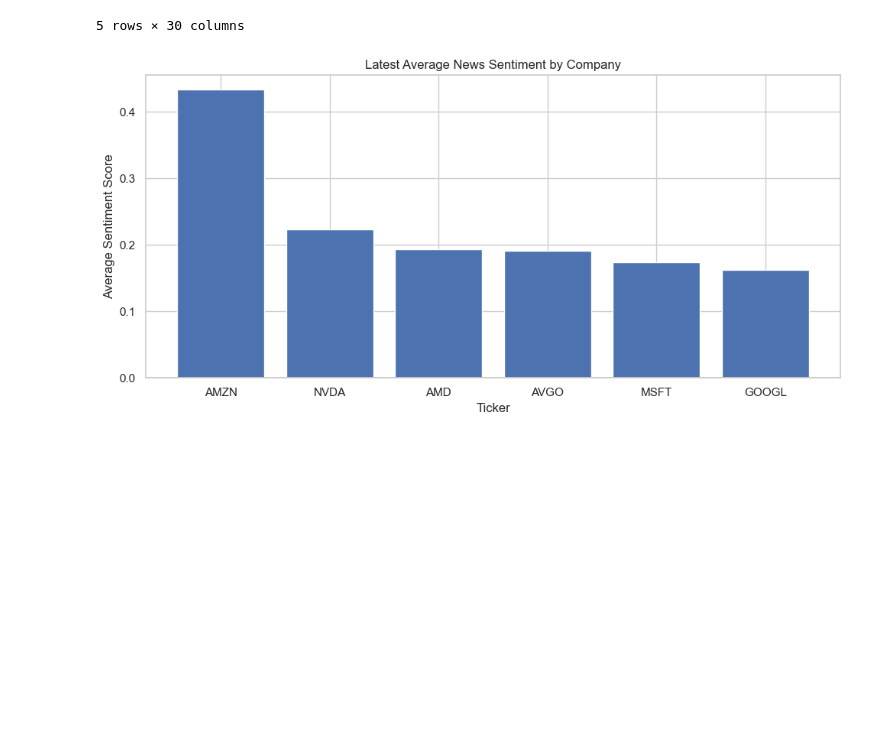
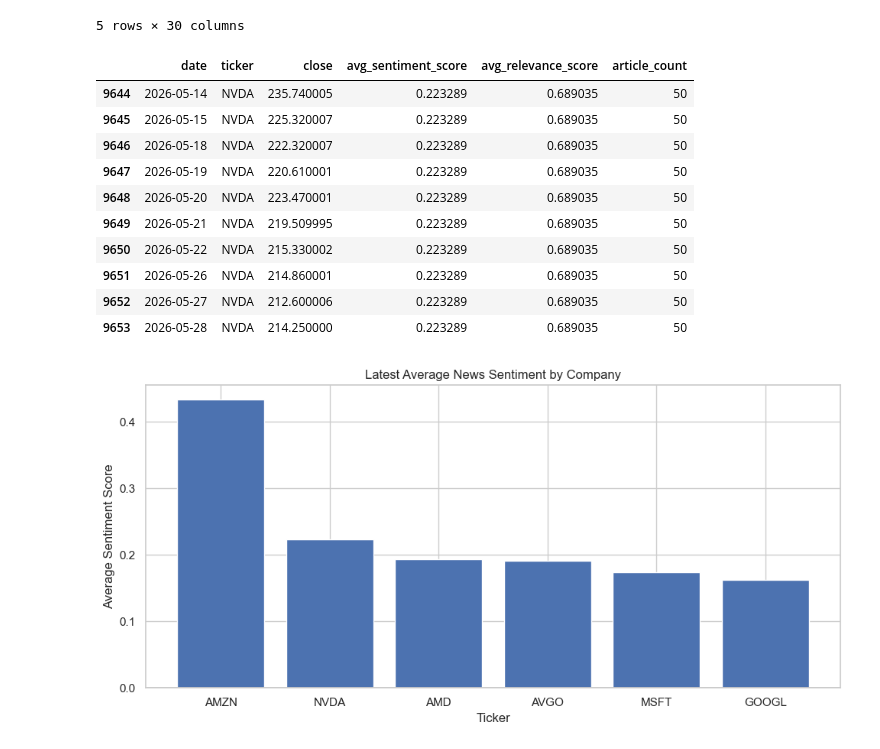
Before and after one commit to 4sciencee/MIS433-Final-Project, a Jupyter notebook: notebooks/AI_Investment_Signals.ipynb, the cells around one changed output. Saved outputs shown, nothing was run; the diff lists cells and outputs as text; code cells hidden in the pictures; blank space fills up the shorter version.

```diff
--- a/notebooks/AI_Investment_Signals.ipynb
+++ b/notebooks/AI_Investment_Signals.ipynb
@@ -481,6 +494,22 @@ stock_df.head()
 5 rows × 30 columns
 # %%
 stock_df.to_csv("data/processed/stock_features_with_sentiment.csv", index=False)
+# %%
+stock_df[[
+    "date", "ticker", "close", "avg_sentiment_score", "avg_relevance_score", "article_count"
+]].tail(10)
+# %% [output]
+|  | date | ticker | close | avg_sentiment_score | avg_relevance_score | article_count |
+| 9644 | 2026-05-14 | NVDA | 235.740005 | 0.223289 | 0.689035 | 50 |
+| 9645 | 2026-05-15 | NVDA | 225.320007 | 0.223289 | 0.689035 | 50 |
+| 9646 | 2026-05-18 | NVDA | 222.320007 | 0.223289 | 0.689035 | 50 |
+| 9647 | 2026-05-19 | NVDA | 220.610001 | 0.223289 | 0.689035 | 50 |
+| 9648 | 2026-05-20 | NVDA | 223.470001 | 0.223289 | 0.689035 | 50 |
+| 9649 | 2026-05-21 | NVDA | 219.509995 | 0.223289 | 0.689035 | 50 |
+| 9650 | 2026-05-22 | NVDA | 215.330002 | 0.223289 | 0.689035 | 50 |
+| 9651 | 2026-05-26 | NVDA | 214.860001 | 0.223289 | 0.689035 | 50 |
+| 9652 | 2026-05-27 | NVDA | 212.600006 | 0.223289 | 0.689035 | 50 |
+| 9653 | 2026-05-28 | NVDA | 214.250000 | 0.223289 | 0.689035 | 50 |
 # %%
 sentiment_summary = latest_sentiment.sort_values("avg_sentiment_score", ascending=False)
 
```
Also changed, not shown: parts of 31 cells of this notebook, 11 other files.
